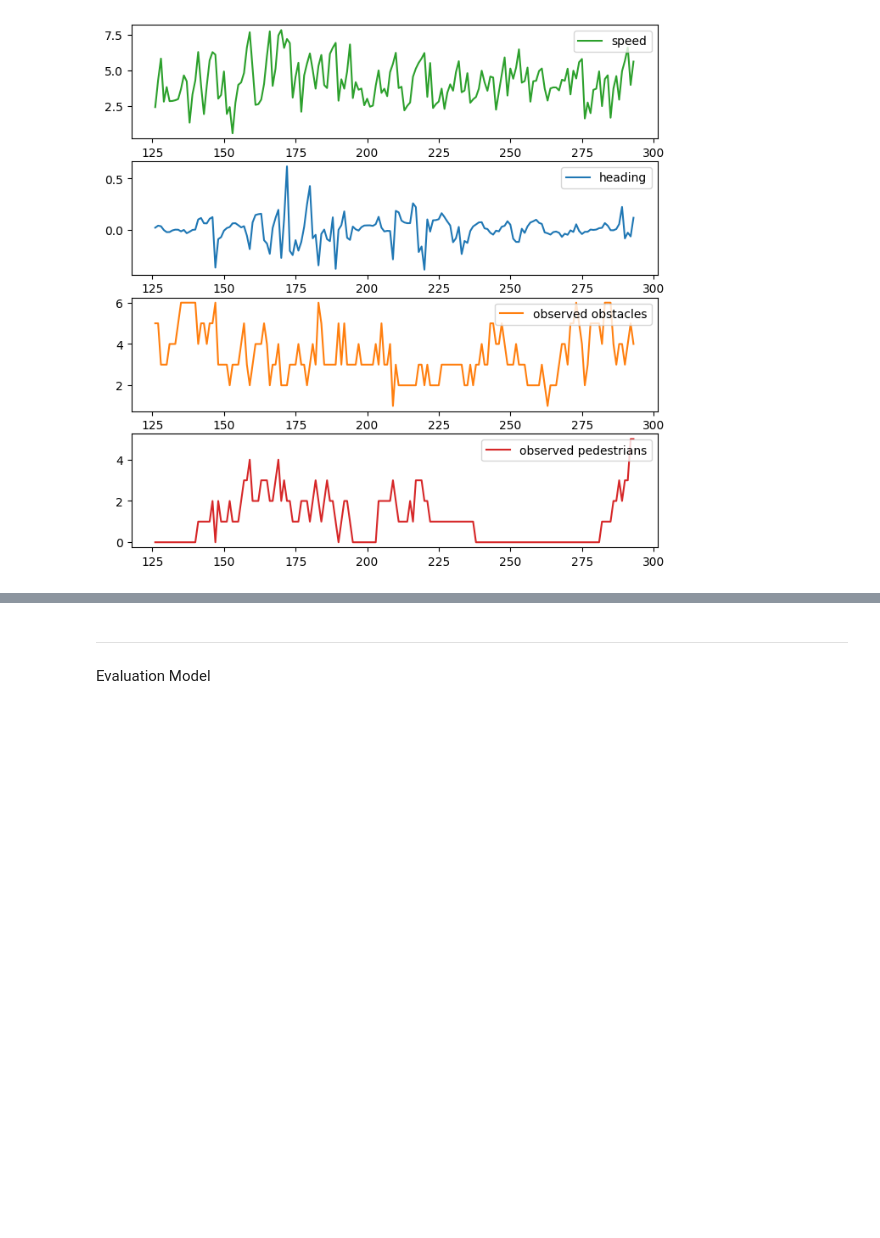
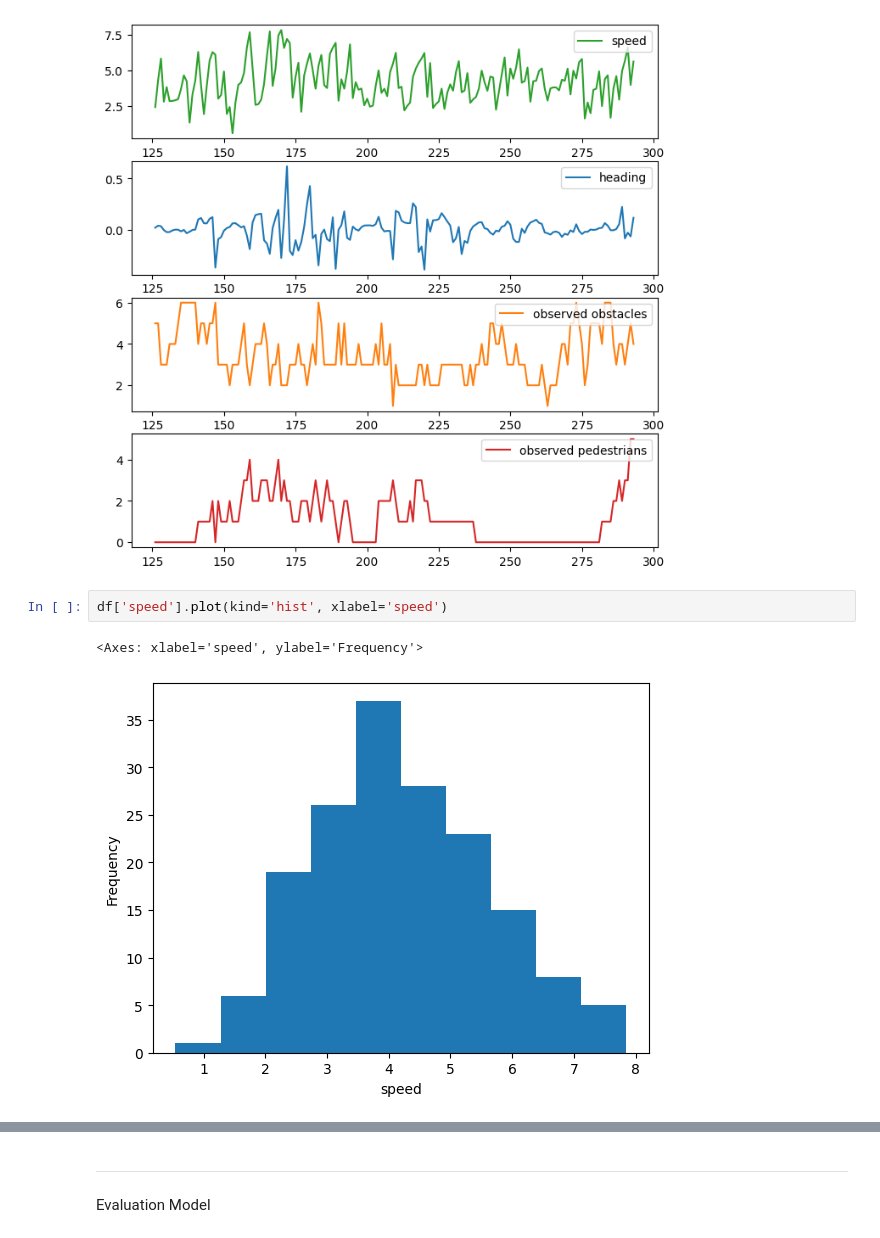
Before and after one commit to kengboon/RoadEnv, a Jupyter notebook: scripts/eval-sac-vs-rsac.ipynb, the cells around one changed output, grey strips where cells are left out. Saved outputs shown, nothing was run; the diff lists cells and outputs as text; blank space fills up the shorter version.

```diff
--- a/scripts/eval-sac-vs-rsac.ipynb
+++ b/scripts/eval-sac-vs-rsac.ipynb
@@ -385,3 +411,8 @@ df['observed_pedestrians'].plot(ax=axs[3], label='observed pedestrians', c='C3')
 # %% [output]
 <matplotlib.legend.Legend at 0x...>
 [figure]
+# %%
+df['speed'].plot(kind='hist', xlabel='speed')
+# %% [output]
+<Axes: xlabel='speed', ylabel='Frequency'>
+[figure, added]
```
Also changed, not shown: parts of 14 cells of this notebook.
